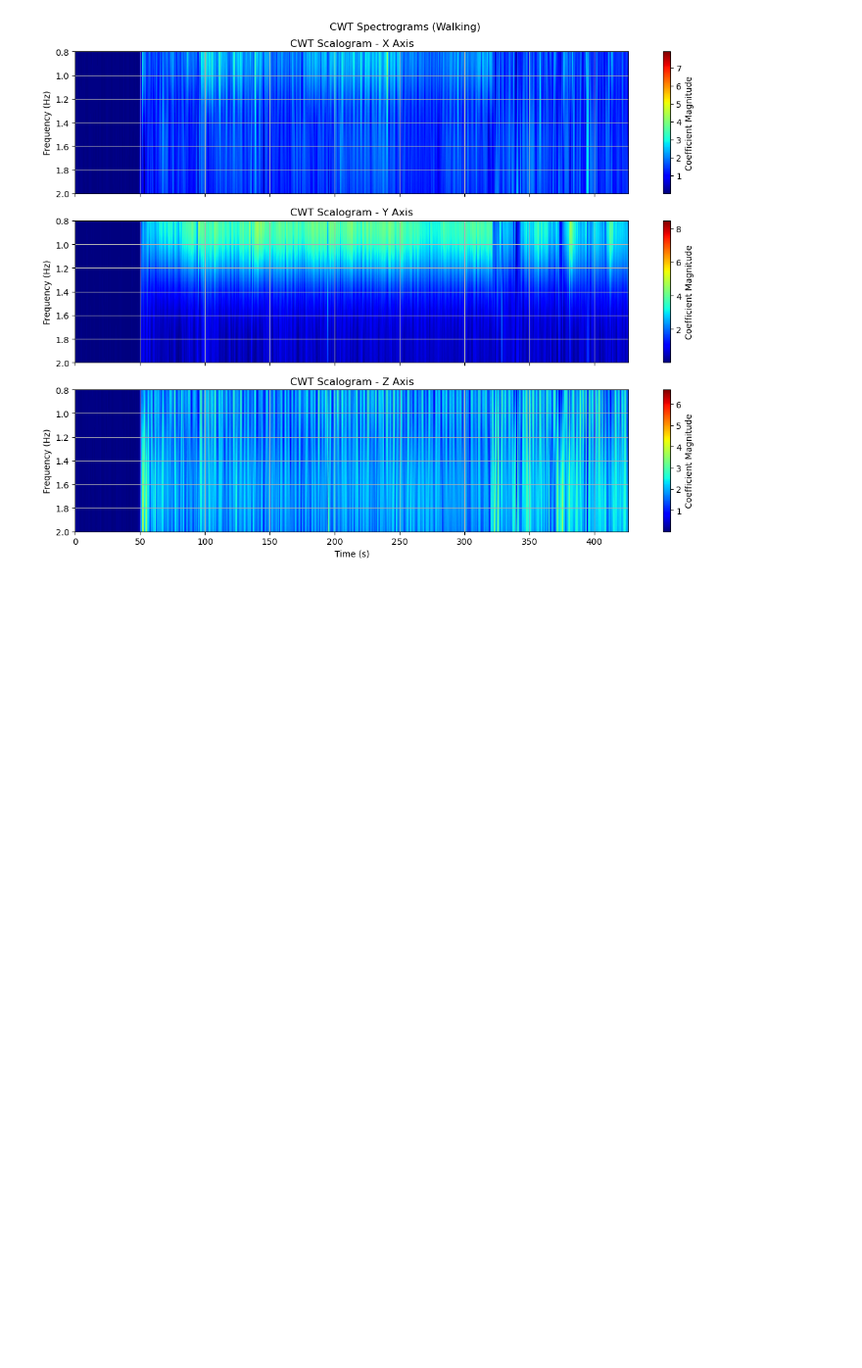
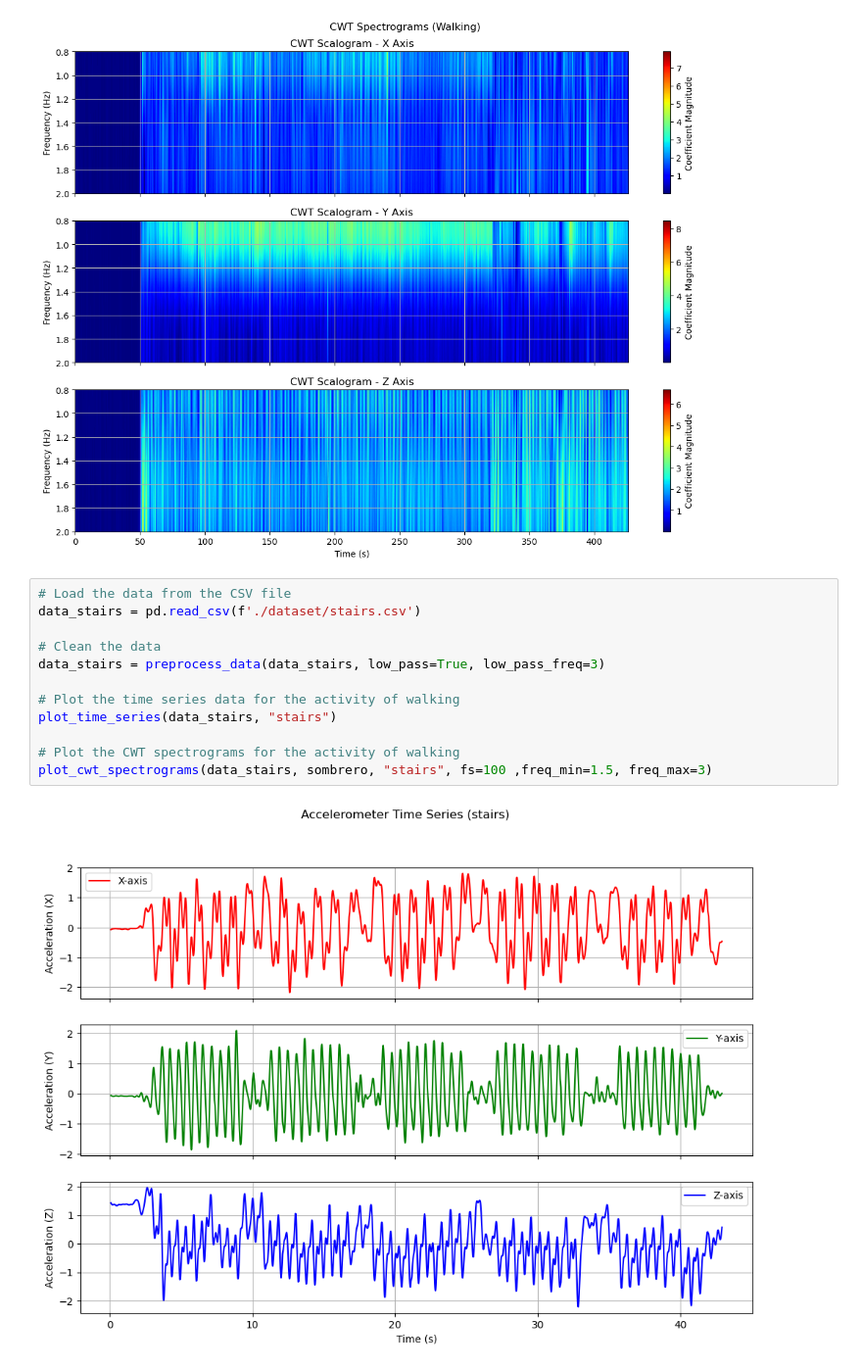
Before and after one commit to tanobar/ISPR_Midterms, a Jupyter notebook: midterm1/test.ipynb, the cells around one changed output. Shown at 98% size. Saved outputs shown, nothing was run; the diff lists cells and outputs as text; blank space fills up the shorter version.

```diff
--- a/midterm1/test.ipynb
+++ b/midterm1/test.ipynb
@@ -170,3 +170,17 @@ plot_cwt_spectrograms(walking, sombrero, "Walking", freq_min=0.8, freq_max=2)
 # %% [output]
 [figure]
 [figure]
+# %%
+# Load the data from the CSV file
+data_stairs = pd.read_csv(f'./dataset/stairs.csv')
+
+# Clean the data
+data_stairs = preprocess_data(data_stairs, low_pass=True, low_pass_freq=3)
+
+# Plot the time series data for the activity of walking
+plot_time_series(data_stairs, "stairs")
+
+# Plot the CWT spectrograms for the activity of walking
+plot_cwt_spectrograms(data_stairs, sombrero, "stairs", fs=100 ,freq_min=1.5, freq_max=3)
+# %% [output]
+[figure, added]
```
Also changed, not shown: parts of 3 cells of this notebook, 1 other file.
